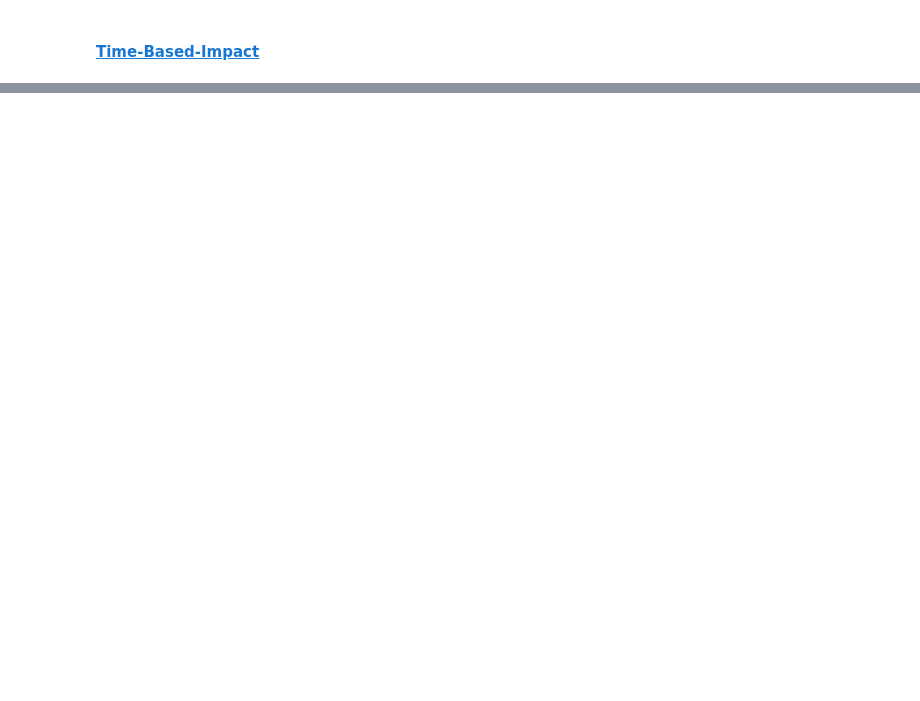
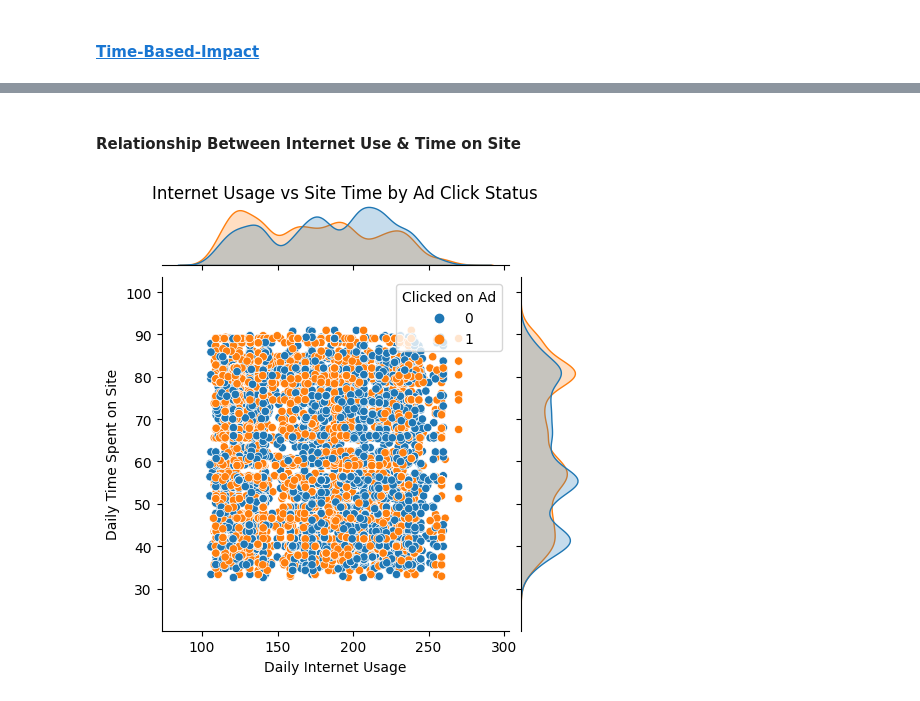
Before and after one commit to munas-git/EmailCTR-EDA-Counterfactuals, a Jupyter notebook: analysis.ipynb, the cells around one changed output, grey strips where cells are left out. Saved outputs shown, nothing was run; the diff lists cells and outputs as text; code cells hidden in the pictures; blank space fills up the shorter version.

```diff
--- a/analysis.ipynb
+++ b/analysis.ipynb
@@ -440,0 +519,14 @@ plt.show()
+# %% [markdown]
+#### Relationship Between Internet Use & Time on Site
+# %%
+sns.jointplot(
+    data = df,
+    x = 'Daily Internet Usage',
+    y = 'Daily Time Spent on Site',
+    hue = 'Clicked on Ad',
+    height = 5)
+
+plt.suptitle('Internet Usage vs Site Time by Ad Click Status', y = 1.01) #, x = 0.008)
+plt.show()
+# %% [output]
+[figure, added]
```
Also changed, not shown: parts of 18 cells of this notebook.
